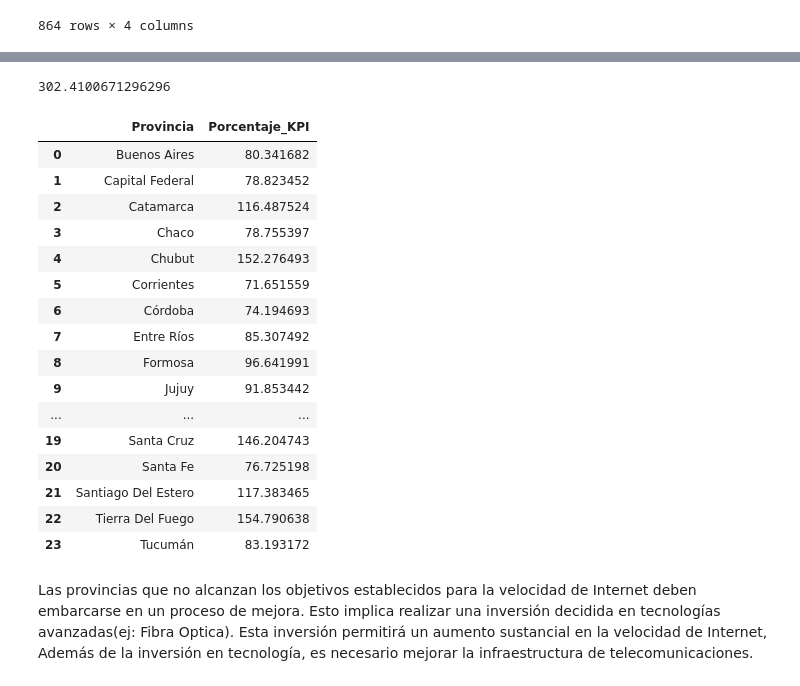
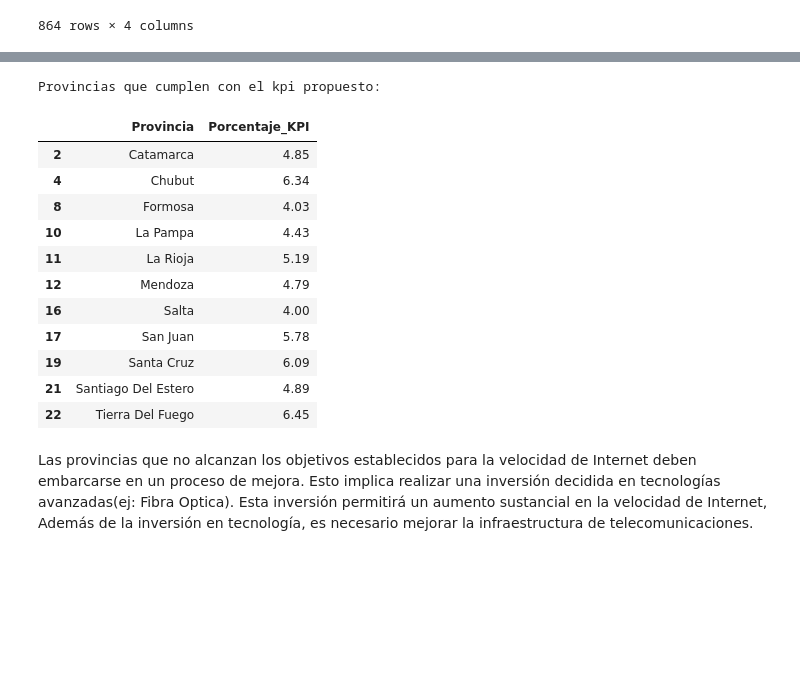
Before and after one commit to gbatistela/PI_DA_Telecomunicaciones, a Jupyter notebook: EDA.ipynb, the cells around one changed output, grey strips where cells are left out. Cells and saved outputs as stored; diff of their text form; code cells hidden in the pictures; blank space fills up the shorter version.

```diff
--- a/EDA.ipynb
+++ b/EDA.ipynb
@@ -45,3 +43,0 @@ memory usage: 33.9+ KB
-# %%
-internet_acceso_por_velocidad = pd.read_csv("internet_acceso_por_velocidad.csv")
-internet_acceso_por_velocidad
@@ -62,6 +44,3 @@ internet_acceso_por_velocidad
 # %%
-# Obtenemos la mediana
-kpi_media_bajada = internet_acceso_por_velocidad["Mbps (Media de bajada)"].mean()
-kpi_media_bajada
+# Obtenemos el total de Mbps
+Total = internet_acceso_por_velocidad["Mbps (Media de bajada)"].sum()
-# %% [output]
-302.4100671296296
@@ -71,25 +47,29 @@ kpi_por_provincia = internet_acceso_por_velocidad.groupby("Provincia")["Mbps (Me
+# %%
+# Pasamos a tipo numerico
+internet_acceso_por_velocidad["Mbps (Media de bajada)"] = pd.to_numeric(internet_acceso_por_velocidad["Mbps (Media de bajada)"], errors='coerce')
+# Obtenemos el porcentaje de Mbps por cada provincia
+kpi_por_provincia1 = internet_acceso_por_velocidad.groupby("Provincia")["Mbps (Media de bajada)"].sum() / Total * 100
 # %%
 # Hacemos un dataframe con los porcentajes establecidos
-kpi_por_provincia_df = kpi_por_provincia.reset_index(name="Porcentaje_KPI")
-kpi_por_provincia_df
+kpi_por_provincia_df1 = round(kpi_por_provincia1.reset_index(name="Porcentaje_KPI"),2)
-# %% [output]
-|  | Provincia | Porcentaje_KPI |
-| 0 | Buenos Aires | 80.341682 |
-| 1 | Capital Federal | 78.823452 |
-| 2 | Catamarca | 116.487524 |
-| 3 | Chaco | 78.755397 |
-| 4 | Chubut | 152.276493 |
-| 5 | Corrientes | 71.651559 |
-| 6 | Córdoba | 74.194693 |
-| 7 | Entre Ríos | 85.307492 |
-| 8 | Formosa | 96.641991 |
-| 9 | Jujuy | 91.853442 |
-| ... | ... | ... |
-| 19 | Santa Cruz | 146.204743 |
-| 20 | Santa Fe | 76.725198 |
-| 21 | Santiago Del Estero | 117.383465 |
-| 22 | Tierra Del Fuego | 154.790638 |
-| 23 | Tucumán | 83.193172 |
+# %%
+# Cantidad de provincias que cumplen con el objetivo
+print("Provincias que cumplen con el kpi propuesto:")
+kpi_por_provincia_df1[kpi_por_provincia_df1["Porcentaje_KPI"]>= 4]
+# %% [output]
+Provincias que cumplen con el kpi propuesto:
+|  | Provincia | Porcentaje_KPI |
+| 2 | Catamarca | 4.85 |
+| 4 | Chubut | 6.34 |
+| 8 | Formosa | 4.03 |
+| 10 | La Pampa | 4.43 |
+| 11 | La Rioja | 5.19 |
+| 12 | Mendoza | 4.79 |
+| 16 | Salta | 4.00 |
+| 17 | San Juan | 5.78 |
+| 19 | Santa Cruz | 6.09 |
+| 21 | Santiago Del Estero | 4.89 |
+| 22 | Tierra Del Fuego | 6.45 |
 # %% [markdown]
 Las provincias que no alcanzan los objetivos establecidos para la velocidad de Internet deben embarcarse en un proceso de mejora. Esto implica realizar una inversión decidida en tecnologías avanzadas(ej: Fibra Optica). Esta inversión permitirá un aumento sustancial en la velocidad de Internet, Además de la inversión en tecnología, es necesario mejorar la infraestructura de telecomunicaciones.
 # %%
```
Also changed, not shown: parts of 9 cells of this notebook, 9 other files.
